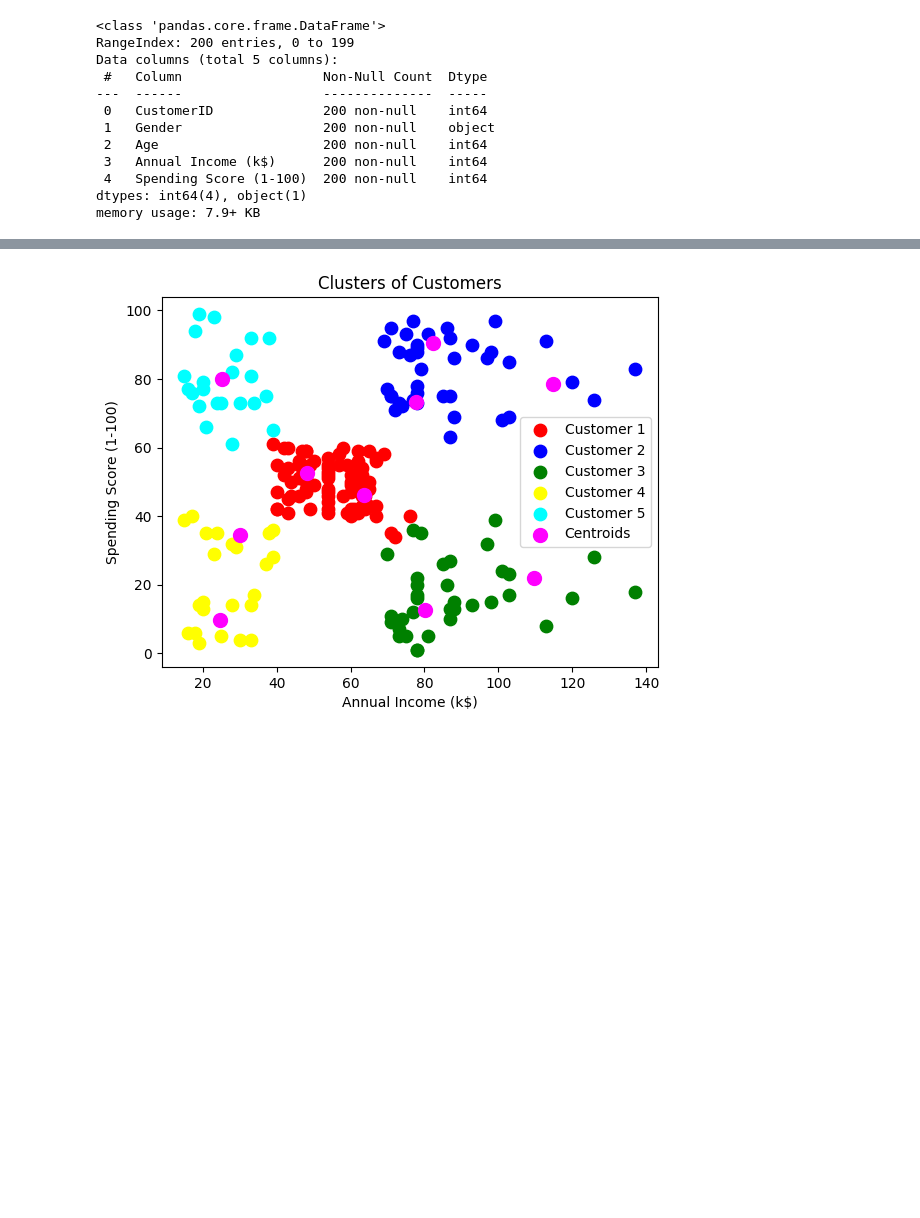
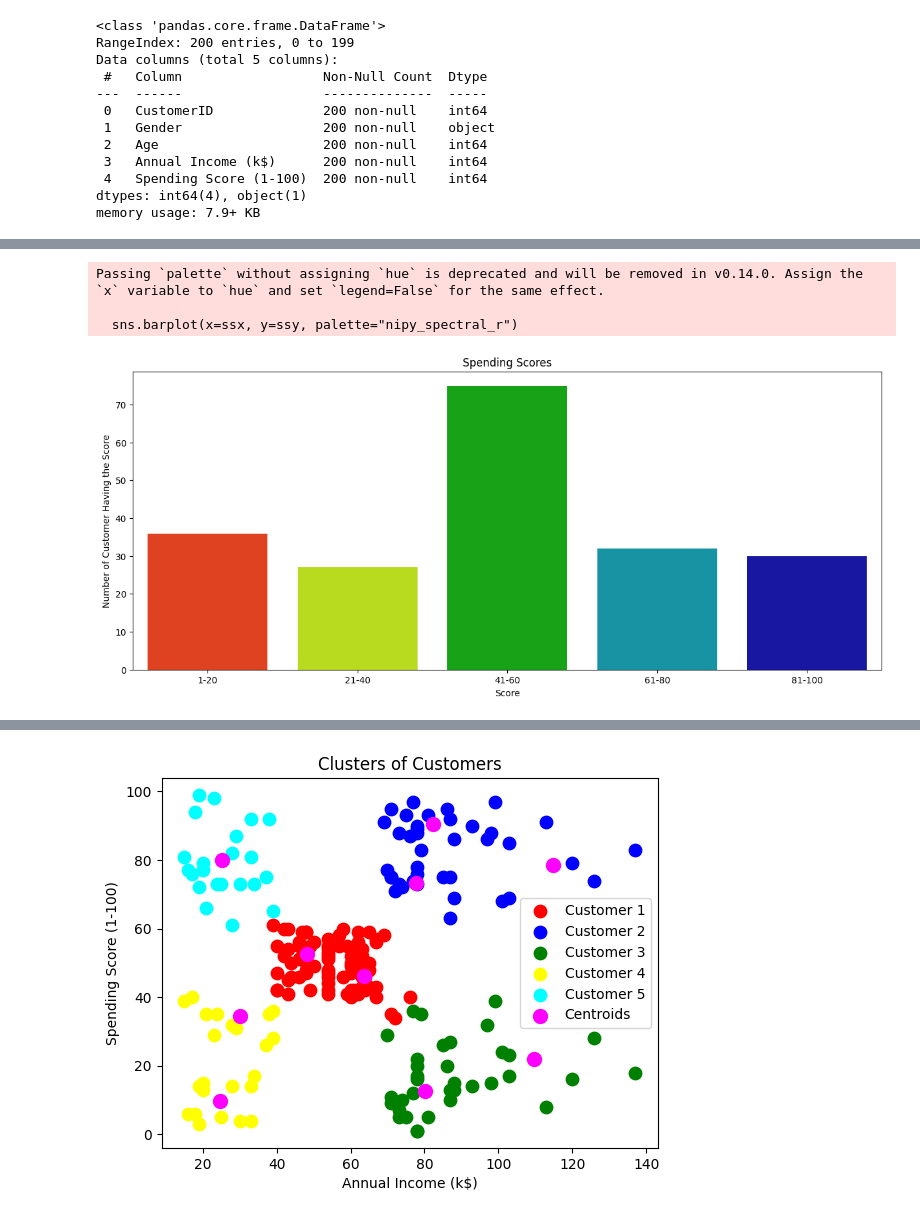
Before and after one commit to gitfarrah/PRODIGY_ML_02, a Jupyter notebook: Task_02.ipynb, the cells around one changed output, grey strips where cells are left out. Saved outputs shown, nothing was run; the diff lists cells and outputs as text; code cells hidden in the pictures; blank space fills up the shorter version.

```diff
--- a/Task_02.ipynb
+++ b/Task_02.ipynb
@@ -35,0 +57,21 @@ memory usage: 7.9+ KB
+# %%
+ss1_20 = df["Spending Score (1-100)"][(df["Spending Score (1-100)"] >= 1) & (df["Spending Score (1-100)"] <= 20)]
+ss21_40 = df["Spending Score (1-100)"][(df["Spending Score (1-100)"] >= 21) & (df["Spending Score (1-100)"] <= 40)]
+ss41_60 = df["Spending Score (1-100)"][(df["Spending Score (1-100)"] >= 41) & (df["Spending Score (1-100)"] <= 60)]
+ss61_80 = df["Spending Score (1-100)"][(df["Spending Score (1-100)"] >= 61) & (df["Spending Score (1-100)"] <= 80)]
+ss81_100 = df["Spending Score (1-100)"][(df["Spending Score (1-100)"] >= 81) & (df["Spending Score (1-100)"] <= 100)]
+
+ssx = ["1-20", "21-40", "41-60", "61-80", "81-100"]
+ssy = [len(ss1_20.values), len(ss21_40.values), len(ss41_60.values), len(ss61_80.values), len(ss81_100.values)]
+
+plt.figure(figsize=(15,6))
+sns.barplot(x=ssx, y=ssy, palette="nipy_spectral_r")
+plt.title("Spending Scores")
+plt.xlabel("Score")
+plt.ylabel("Number of Customer Having the Score")
+plt.show()
+# %% [output]
+Passing `palette` without assigning `hue` is deprecated and will be removed in v0.14.0. Assign the `x` variable to `hue` and set `legend=False` for the same effect.
+
+  sns.barplot(x=ssx, y=ssy, palette="nipy_spectral_r")
+[figure, added]
```
Also changed, not shown: parts of 3 cells of this notebook.
